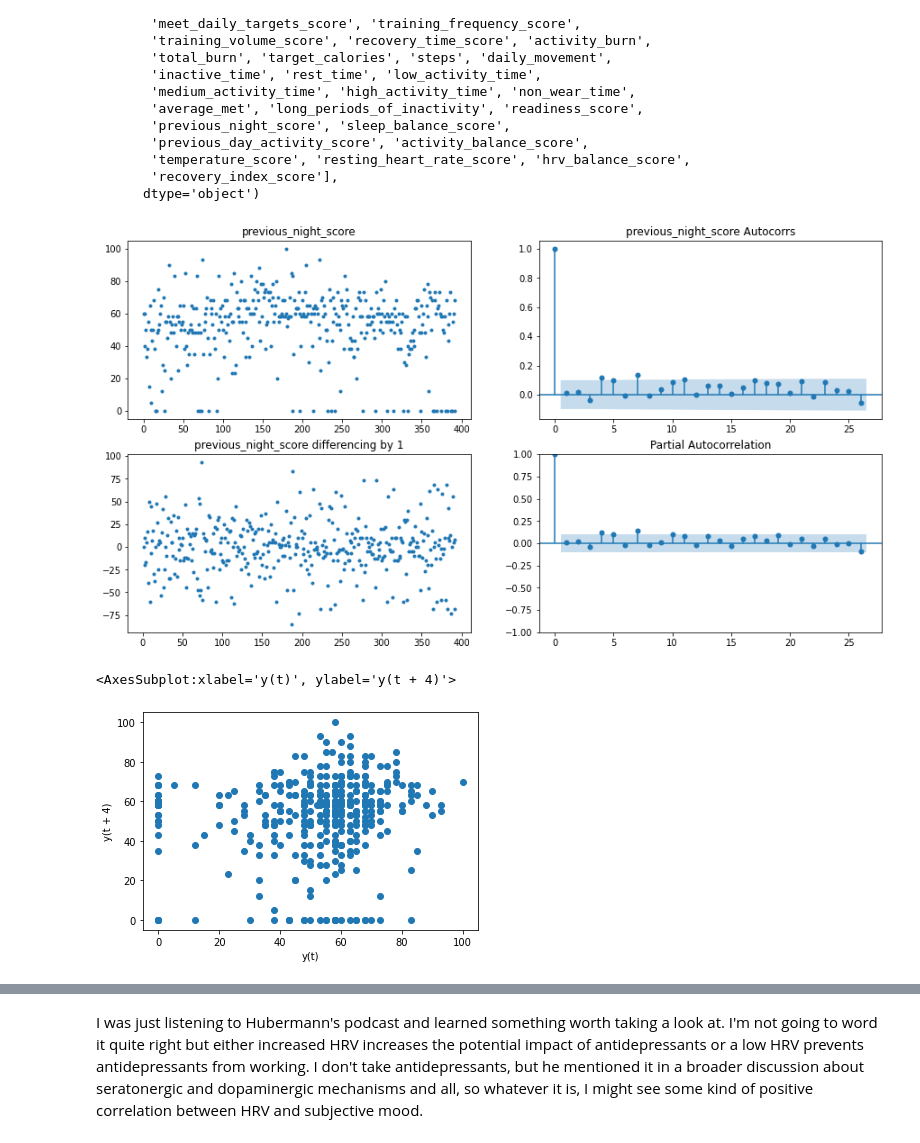
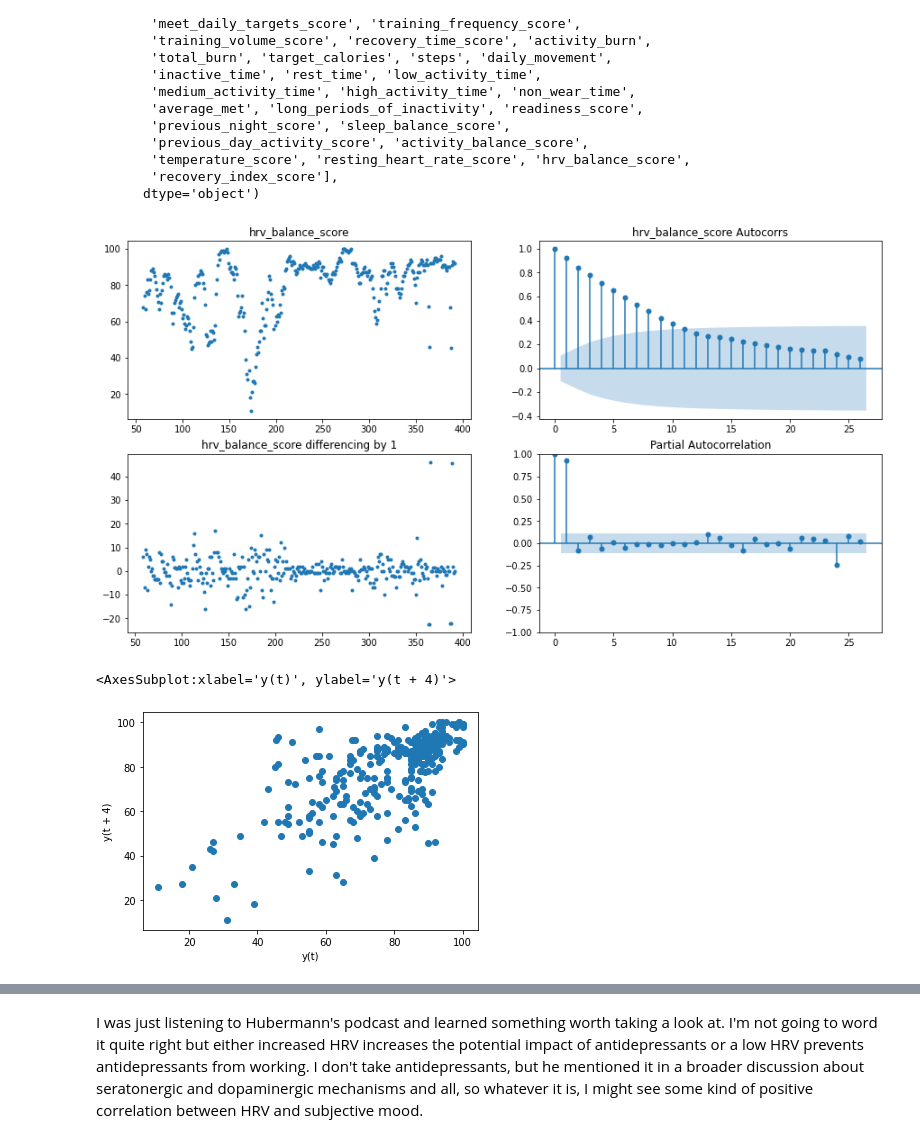
Before and after one commit to jthk1618/coffee-hypothesis, a Jupyter notebook: oura_data_analysis.ipynb, the cells around one changed output, grey strips where cells are left out. Cells and saved outputs as stored; diff of their text form; code cells hidden in the pictures.

```diff
--- a/oura_data_analysis.ipynb
+++ b/oura_data_analysis.ipynb
@@ -180,13 +184,15 @@ oura_import.date = pd.to_datetime(oura_import.date, format="%Y/%m/%d")
 def fix_time(x):
     if type(x) != str:
         return pd.NaT
-    return dt.datetime.strptime(x, "%Y-%m-%dT%H:%M:%S%z").strftime("%s")
+    return int(dt.datetime.strptime(x, "%Y-%m-%dT%H:%M:%S%z").strftime("%s"))
 
 new_bedtime = list(map(fix_time, oura_import['Bedtime Start'].values))
-oura_import['Bedtime Start'] = pd.Series(new_bedtime)
+oura_import["Bedtime Start"] = pd.Series(new_bedtime).fillna(0).replace(0, np.nan)
+oura_import["Bedtime Start"] = oura_import["Bedtime Start"].interpolate(method="linear", axis=0).astype(int)
 
 new_bedtime_end = list(map(fix_time, oura_import['Bedtime End'].values))
-oura_import['Bedtime End'] = pd.Series(new_bedtime_end)
+oura_import['Bedtime End'] = pd.Series(new_bedtime_end).fillna(0).replace(0, np.nan)
+oura_import['Bedtime End'] = oura_import['Bedtime End'].interpolate(method="linear", axis=0).astype(int)
 
 display(oura_import.head())
 print("Date range: ", min(oura_import.date), max(oura_import.date))
@@ -307,2 +325,10 @@ next, check that this worked for all the plots
 # %% [output]
 [figure]
+# %%
+oura = oura.interpolate(method="linear", axis=0)
+
+# --- Remove Zeros from score columns separately
+
+score_cols = [i for i in oura.columns if "score" in i][15:]
+oura[score_cols] = oura[score_cols].replace(0, np.nan)
+oura[score_cols] = oura[score_cols].interpolate(method="linear", axis=0)
@@ -403,7 +473,7 @@ Index(['date', 'sleep_score', 'total_sleep_score', 'rem_sleep_score',
 from statsmodels.graphics.tsaplots import plot_acf, plot_pacf
 
 # for i in oura.columns:
-check_var = "previous_night_score"
+check_var = "hrv_balance_score"
 scores = oura[check_var]
 n_days = len(scores)
 n_autocorr = 28
@@ -429,22 +499,22 @@ fig2=plot_pacf(scores.dropna(), ax=ax[3])
 # ax[3].bar(range(len_fortnight)[1:], diff_autocorrs[1:])
 ax[3].set_ylim(-1, 1);
 # %% [output]
-[figure, old version]
+[figure, new version]
 # %%
-lag_len = 14
+lag_len = 5
 lags = range(lag_len)
 cols = 2
 # _, axes = plt.subplots(lag_len//cols, cols, figsize=(12, 30))
 # axes = axes.flatten()
 
 pd.plotting.lag_plot(scores, lag=4)#, ax=ax)
 
 # for i, ax in enumerate(axes):
 #     pd.plotting.lag_plot(oura[check_var], lag=i, ax=ax)
 #     ax.set_title("check_var plot with lag {}".format(i))
 # %% [output]
 <AxesSubplot:xlabel='y(t)', ylabel='y(t + 4)'>
-[figure, old version]
+[figure, new version]
 # %%
 from statsmodels.tsa.statespace.sarimax import SARIMAX
 
```
Also changed, not shown: parts of 15 cells of this notebook, 1 other file.
